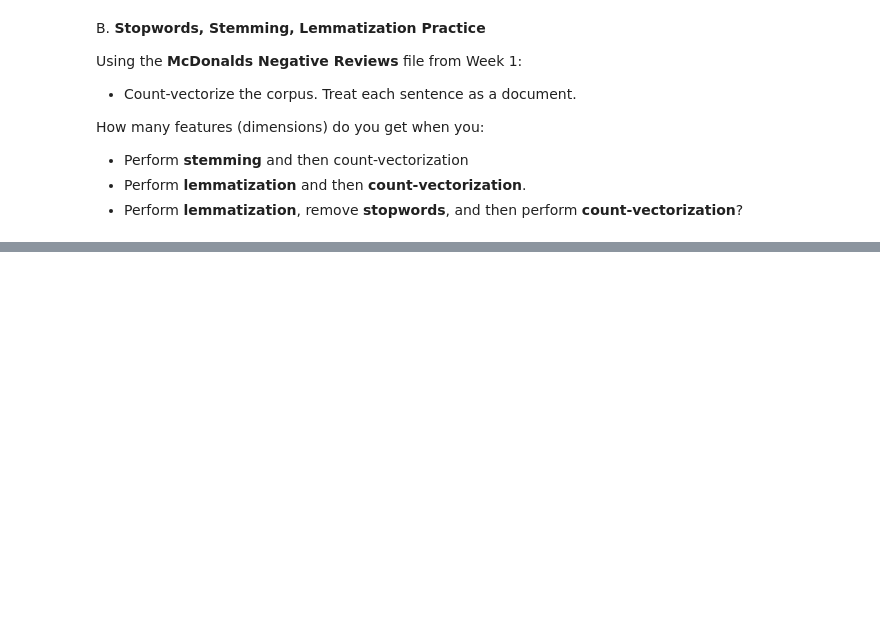
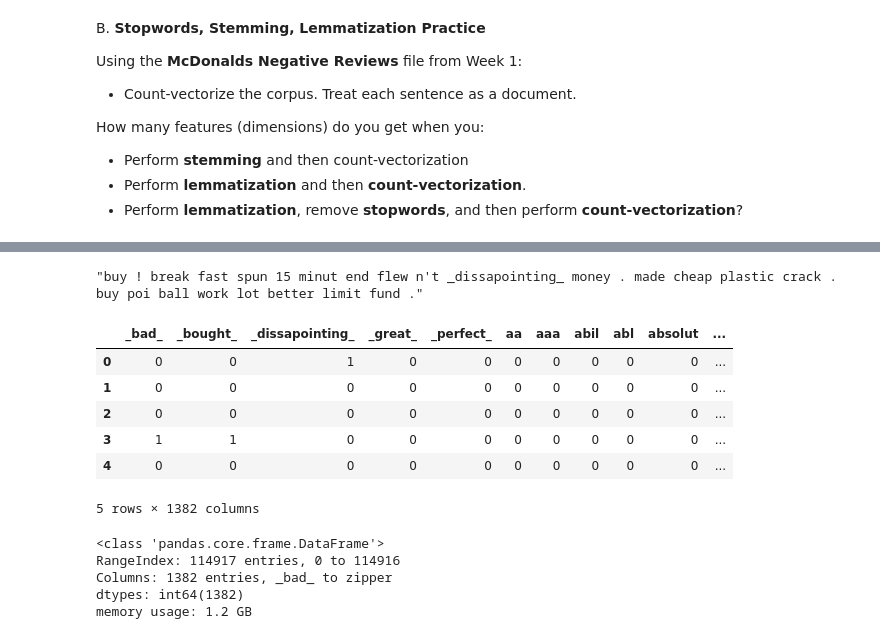
Before and after one commit to amanagar/dso-560-nlp-text-analytics, a Jupyter notebook: week2/HW2 Word Vectorization, Regex, and Similarity_Aman.ipynb, the cells around one changed output, grey strips where cells are left out. Drawn from its saved outputs; the diff is of its cells as text; code cells hidden in the pictures; blank space fills up the shorter version.

```diff
--- a/week2/HW2 Word Vectorization, Regex, and Similarity_Aman.ipynb
+++ b/week2/HW2 Word Vectorization, Regex, and Similarity_Aman.ipynb
@@ -26,0 +157,4 @@ How many features (dimensions) do you get when you:
+# %%
+#REGEX5
+cleaned_reviews_s=cleaned_reviews_s.str.replace(r'\b(dissapointing)\b|\b(too small)\b|\b(misrepresentation)\b|\b(waste(ful)?)\b|\b(broke(n)?)\b|\b(fake(er|st)?)\b|\b(fail(ed)?)\b|\b(filmsy)\b|\b(sad(ness|est|er)?)\b',\
+                              '_dissapointing_',regex=True, case=True)
@@ -26,0 +187,17 @@ How many features (dimensions) do you get when you:
+# %%
+from nltk.stem.porter import PorterStemmer
+stemmer = PorterStemmer()
+stemmed_reviews=[]
+for review in cleaned_reviews_s:
+    words = nltk.word_tokenize(review)
+    new_words = []
+    for word in words:
+        new_words.append(stemmer.stem(word))
+    stemmed_review = " ".join(new_words)
+    stemmed_reviews.append(stemmed_review)
+# %%
+stemmed_reviews_s=pd.Series(stemmed_reviews)
+# %%
+stemmed_reviews_s[0]
+# %% [output]
+"buy ! break fast spun 15 minut end flew n't _dissapointing_ money . made cheap plastic crack . buy poi ball work lot better limit fund ."
@@ -26,0 +206,23 @@ How many features (dimensions) do you get when you:
+# %%
+vectorizer = CountVectorizer(stop_words="english",token_pattern=r'\b[A-za-z]+\b',min_df=0.001)
+X = vectorizer.fit_transform(stemmed_reviews_s)
+vectorizer.fit(stemmed_reviews)
+vectorized_df = pd.DataFrame(X.toarray(), columns=vectorizer.get_feature_names())
+# %%
+vectorized_df.head()
+# %% [output]
+|  | _bad_ | _bought_ | _dissapointing_ | _great_ | _perfect_ | aa | aaa | abil | abl | absolut | ... |
+| 0 | 0 | 0 | 1 | 0 | 0 | 0 | 0 | 0 | 0 | 0 | ... |
+| 1 | 0 | 0 | 0 | 0 | 0 | 0 | 0 | 0 | 0 | 0 | ... |
+| 2 | 0 | 0 | 0 | 0 | 0 | 0 | 0 | 0 | 0 | 0 | ... |
+| 3 | 1 | 1 | 0 | 0 | 0 | 0 | 0 | 0 | 0 | 0 | ... |
+| 4 | 0 | 0 | 0 | 0 | 0 | 0 | 0 | 0 | 0 | 0 | ... |
+5 rows × 1382 columns
+# %%
+vectorized_df.info()
+# %% [output]
+<class 'pandas.core.frame.DataFrame'>
+RangeIndex: 114917 entries, 0 to 114916
+Columns: 1382 entries, _bad_ to zipper
+dtypes: int64(1382)
+memory usage: 1.2 GB
```
Also changed, not shown: parts of 59 cells of this notebook, 5 other files.
